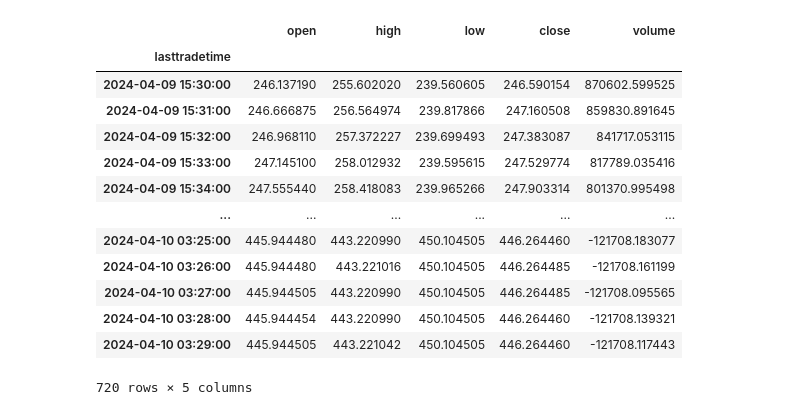
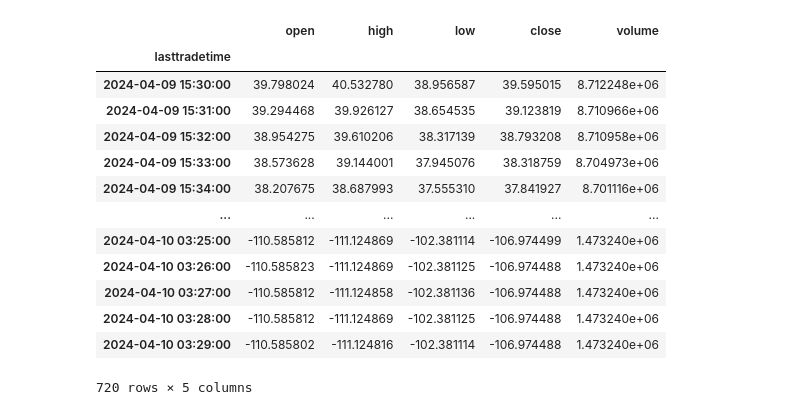
Before and after one commit to santhosh-kumar-17/Machine-Learning, a Jupyter notebook: Google colab/stock all/Bankpe.ipynb, the cells around one changed output. Drawn from its saved outputs; the diff is of its cells as text; code cells hidden in the pictures.

```diff
--- a/Google colab/stock all/Bankpe.ipynb
+++ b/Google colab/stock all/Bankpe.ipynb
@@ -59,33 +59,37 @@ from keras.models import Sequential
 from keras.layers import LSTM, Dense
 from sklearn.preprocessing import MinMaxScaler
 
+# Assuming df is your DataFrame
 df.set_index('lasttradetime', inplace=True)
 df.fillna(method="ffill", inplace=True)
+
 scaler = MinMaxScaler()
 df_scaled = scaler.fit_transform(df)
+
 lookback_window = 3
 features = 5
+
 def create_sequences(data, lookback_window):
     X, y = [], []
     for i in range(len(data) - lookback_window - 1):
         X.append(data[i:(i + lookback_window), :])
         y.append(data[i + lookback_window, 0:5])
     return np.array(X), np.array(y)
+
 model = Sequential()
 model.add(LSTM(units=100, return_sequences=True, input_shape=(lookback_window, features)))
 model.add(LSTM(units=100))
 model.add(Dense(units=5))
 model.compile(loss='mean_squared_error', optimizer='adam')
+
+# Create sequences for LSTM
 X, y = create_sequences(df_scaled, lookback_window)
-train_size = int(len(X) * 0.8)
-X_train, X_test = X[:train_size], X[train_size:]
-y_train, y_test = y[:train_size], y[train_size:]
 
+# Train the model using all data
+model.fit(X, y, epochs=50, batch_size=32)
 
-
-
-model.fit(X_train, y_train, epochs=50, batch_size=32, validation_data=(X_test, y_test))
-y_pred = model.predict(X_test)
+# Make predictions
+y_pred = model.predict(X)
 y_pred_original = scaler.inverse_transform(y_pred)
 data = pd.DataFrame(y_pred_original, columns=['open', 'high', 'low' ,'close','tradedqty'])
 data
@@ -164,26 +169,26 @@ print(predicted_df)
 # %%
 frequency = 'T'
 start_time = '2024-04-09 15:30:00'
 end_time = pd.to_datetime(start_time) + pd.DateOffset(minutes=len(predicted_df) - 1)
 date_range = pd.date_range(start=start_time, end=end_time, freq=frequency)
 predicted_df['lasttradetime'] = date_range
 predicted_df.set_index('lasttradetime', inplace=True)
-predicted_df.to_csv('BANKNIFTY10APR2448600CE.csv')
+predicted_df.to_csv('NIFTY10APR2422700CE.csv')
 
 
 predicted_df
 # %% [output]
 |  | open | high | low | close | volume |
 | lasttradetime |  |  |  |  |  |
-| 2024-04-09 15:30:00 | 246.137190 | 255.602020 | 239.560605 | 246.590154 | 870602.599525 |
-| 2024-04-09 15:31:00 | 246.666875 | 256.564974 | 239.817866 | 247.160508 | 859830.891645 |
-| 2024-04-09 15:32:00 | 246.968110 | 257.372227 | 239.699493 | 247.383087 | 841717.053115 |
-| 2024-04-09 15:33:00 | 247.145100 | 258.012932 | 239.595615 | 247.529774 | 817789.035416 |
-| 2024-04-09 15:34:00 | 247.555440 | 258.418083 | 239.965266 | 247.903314 | 801370.995498 |
+| 2024-04-09 15:30:00 | 39.798024 | 40.532780 | 38.956587 | 39.595015 | 8.712248e+06 |
+| 2024-04-09 15:31:00 | 39.294468 | 39.926127 | 38.654535 | 39.123819 | 8.710966e+06 |
+| 2024-04-09 15:32:00 | 38.954275 | 39.610206 | 38.317139 | 38.793208 | 8.710958e+06 |
+| 2024-04-09 15:33:00 | 38.573628 | 39.144001 | 37.945076 | 38.318759 | 8.704973e+06 |
+| 2024-04-09 15:34:00 | 38.207675 | 38.687993 | 37.555310 | 37.841927 | 8.701116e+06 |
 | ... | ... | ... | ... | ... | ... |
-| 2024-04-10 03:25:00 | 445.944480 | 443.220990 | 450.104505 | 446.264460 | -121708.183077 |
-| 2024-04-10 03:26:00 | 445.944480 | 443.221016 | 450.104505 | 446.264485 | -121708.161199 |
-| 2024-04-10 03:27:00 | 445.944505 | 443.220990 | 450.104505 | 446.264485 | -121708.095565 |
-| 2024-04-10 03:28:00 | 445.944454 | 443.220990 | 450.104505 | 446.264460 | -121708.139321 |
-| 2024-04-10 03:29:00 | 445.944505 | 443.221042 | 450.104505 | 446.264460 | -121708.117443 |
+| 2024-04-10 03:25:00 | -110.585812 | -111.124869 | -102.381114 | -106.974499 | 1.473240e+06 |
+| 2024-04-10 03:26:00 | -110.585823 | -111.124869 | -102.381125 | -106.974488 | 1.473240e+06 |
+| 2024-04-10 03:27:00 | -110.585812 | -111.124858 | -102.381136 | -106.974488 | 1.473240e+06 |
+| 2024-04-10 03:28:00 | -110.585812 | -111.124869 | -102.381125 | -106.974488 | 1.473240e+06 |
+| 2024-04-10 03:29:00 | -110.585802 | -111.124816 | -102.381114 | -106.974488 | 1.473240e+06 |
 720 rows × 5 columns
```
Also changed, not shown: parts of 4 cells of this notebook, 30 other files.
